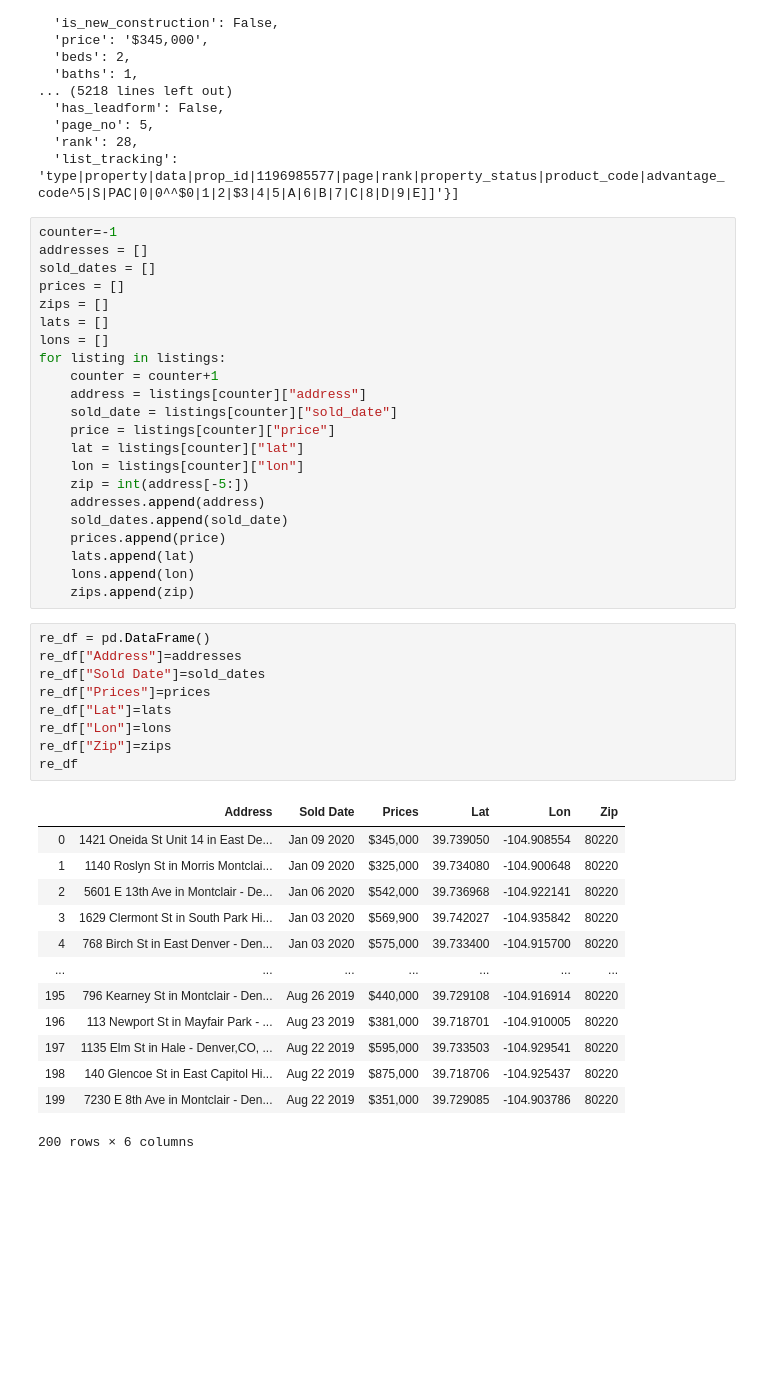
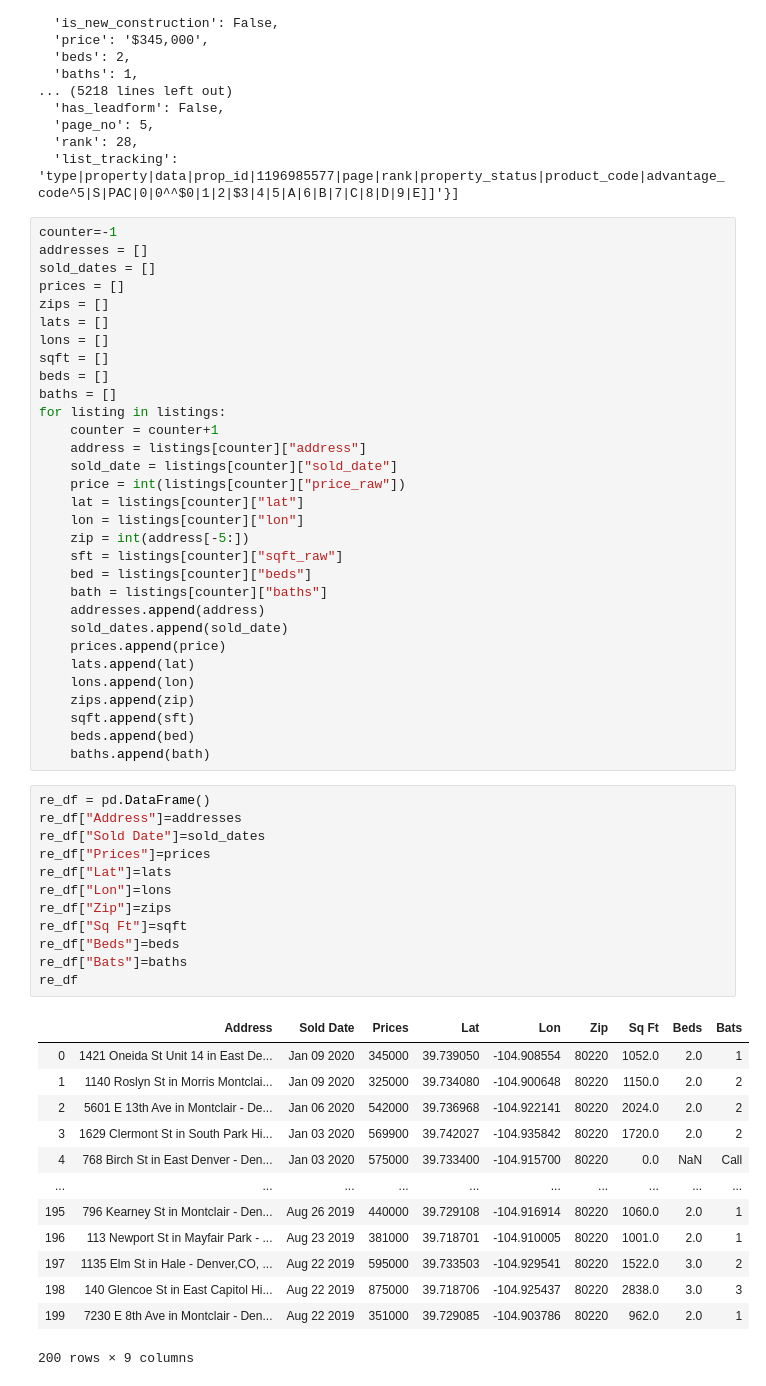
Before and after one commit to ngoodweiler/DU-Analytics-Project-1, a Jupyter notebook: Notebook/SJR - Recently sold properties (Realtor).ipynb, the cells around one changed output. Saved outputs shown, nothing was run; the diff lists cells and outputs as text; blank space fills up the shorter version.

```diff
--- a/Notebook/SJR - Recently sold properties (Realtor).ipynb
+++ b/Notebook/SJR - Recently sold properties (Realtor).ipynb
@@ -71,40 +71,52 @@ prices = []
 zips = []
 lats = []
 lons = []
+sqft = []
+beds = []
+baths = []
 for listing in listings:
     counter = counter+1
     address = listings[counter]["address"]
     sold_date = listings[counter]["sold_date"]
-    price = listings[counter]["price"]
+    price = int(listings[counter]["price_raw"])
     lat = listings[counter]["lat"]
     lon = listings[counter]["lon"]
     zip = int(address[-5:])
+    sft = listings[counter]["sqft_raw"]
+    bed = listings[counter]["beds"]
+    bath = listings[counter]["baths"]
     addresses.append(address)
     sold_dates.append(sold_date)
     prices.append(price)
     lats.append(lat)
     lons.append(lon)
     zips.append(zip)
+    sqft.append(sft)
+    beds.append(bed)
+    baths.append(bath)
 # %%
 re_df = pd.DataFrame()
 re_df["Address"]=addresses
 re_df["Sold Date"]=sold_dates
 re_df["Prices"]=prices
 re_df["Lat"]=lats
 re_df["Lon"]=lons
 re_df["Zip"]=zips
+re_df["Sq Ft"]=sqft
+re_df["Beds"]=beds
+re_df["Bats"]=baths
 re_df
 # %% [output]
-|  | Address | Sold Date | Prices | Lat | Lon | Zip |
-| 0 | 1421 Oneida St Unit 14 in East De... | Jan 09 2020 | $345,000 | 39.739050 | -104.908554 | 80220 |
-| 1 | 1140 Roslyn St in Morris Montclai... | Jan 09 2020 | $325,000 | 39.734080 | -104.900648 | 80220 |
-| 2 | 5601 E 13th Ave in Montclair - De... | Jan 06 2020 | $542,000 | 39.736968 | -104.922141 | 80220 |
-| 3 | 1629 Clermont St in South Park Hi... | Jan 03 2020 | $569,900 | 39.742027 | -104.935842 | 80220 |
-| 4 | 768 Birch St in East Denver - Den... | Jan 03 2020 | $575,000 | 39.733400 | -104.915700 | 80220 |
-| ... | ... | ... | ... | ... | ... | ... |
-| 195 | 796 Kearney St in Montclair - Den... | Aug 26 2019 | $440,000 | 39.729108 | -104.916914 | 80220 |
-| 196 | 113 Newport St in Mayfair Park - ... | Aug 23 2019 | $381,000 | 39.718701 | -104.910005 | 80220 |
-| 197 | 1135 Elm St in Hale - Denver,CO, ... | Aug 22 2019 | $595,000 | 39.733503 | -104.929541 | 80220 |
-| 198 | 140 Glencoe St in East Capitol Hi... | Aug 22 2019 | $875,000 | 39.718706 | -104.925437 | 80220 |
-| 199 | 7230 E 8th Ave in Montclair - Den... | Aug 22 2019 | $351,000 | 39.729085 | -104.903786 | 80220 |
+|  | Address | Sold Date | Prices | Lat | Lon | Zip | Sq Ft | Beds | Bats |
+| 0 | 1421 Oneida St Unit 14 in East De... | Jan 09 2020 | 345000 | 39.739050 | -104.908554 | 80220 | 1052.0 | 2.0 | 1 |
+| 1 | 1140 Roslyn St in Morris Montclai... | Jan 09 2020 | 325000 | 39.734080 | -104.900648 | 80220 | 1150.0 | 2.0 | 2 |
+| 2 | 5601 E 13th Ave in Montclair - De... | Jan 06 2020 | 542000 | 39.736968 | -104.922141 | 80220 | 2024.0 | 2.0 | 2 |
+| 3 | 1629 Clermont St in South Park Hi... | Jan 03 2020 | 569900 | 39.742027 | -104.935842 | 80220 | 1720.0 | 2.0 | 2 |
+| 4 | 768 Birch St in East Denver - Den... | Jan 03 2020 | 575000 | 39.733400 | -104.915700 | 80220 | 0.0 | NaN | Call |
+| ... | ... | ... | ... | ... | ... | ... | ... | ... | ... |
+| 195 | 796 Kearney St in Montclair - Den... | Aug 26 2019 | 440000 | 39.729108 | -104.916914 | 80220 | 1060.0 | 2.0 | 1 |
+| 196 | 113 Newport St in Mayfair Park - ... | Aug 23 2019 | 381000 | 39.718701 | -104.910005 | 80220 | 1001.0 | 2.0 | 1 |
+| 197 | 1135 Elm St in Hale - Denver,CO, ... | Aug 22 2019 | 595000 | 39.733503 | -104.929541 | 80220 | 1522.0 | 3.0 | 2 |
+| 198 | 140 Glencoe St in East Capitol Hi... | Aug 22 2019 | 875000 | 39.718706 | -104.925437 | 80220 | 2838.0 | 3.0 | 3 |
+| 199 | 7230 E 8th Ave in Montclair - Den... | Aug 22 2019 | 351000 | 39.729085 | -104.903786 | 80220 | 962.0 | 2.0 | 1 |
-200 rows × 6 columns
+200 rows × 9 columns
```
